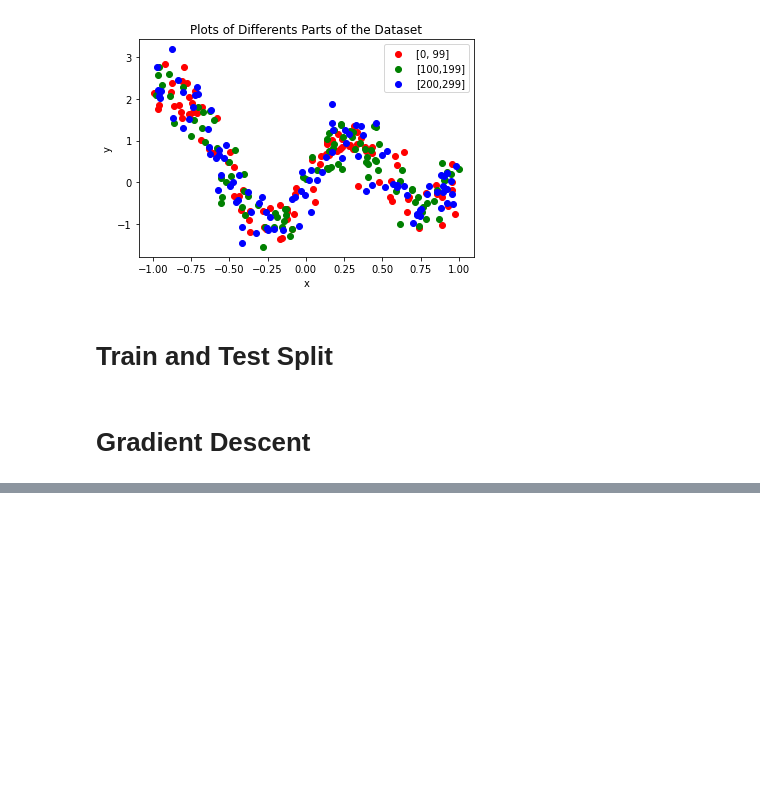
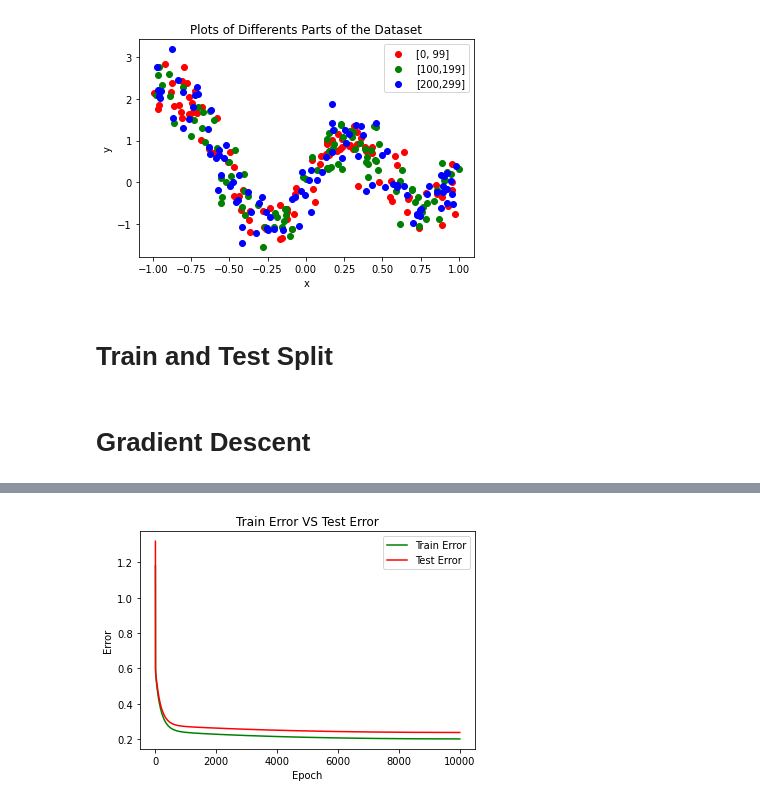
Before and after one commit to AUT-Student/ML-HW1, a Jupyter notebook: Code1/code1.ipynb, the cells around one changed output, grey strips where cells are left out. Saved outputs shown, nothing was run; the diff lists cells and outputs as text; code cells hidden in the pictures; blank space fills up the shorter version.

```diff
--- a/Code1/code1.ipynb
+++ b/Code1/code1.ipynb
@@ -170,0 +215,4 @@ polynomial_gradient_descent.plot_prediction()
+# %%
+polynomial_gradient_descent.plot_train_test_error()
+# %% [output]
+[figure, added]
```
Also changed, not shown: parts of 5 cells of this notebook.
